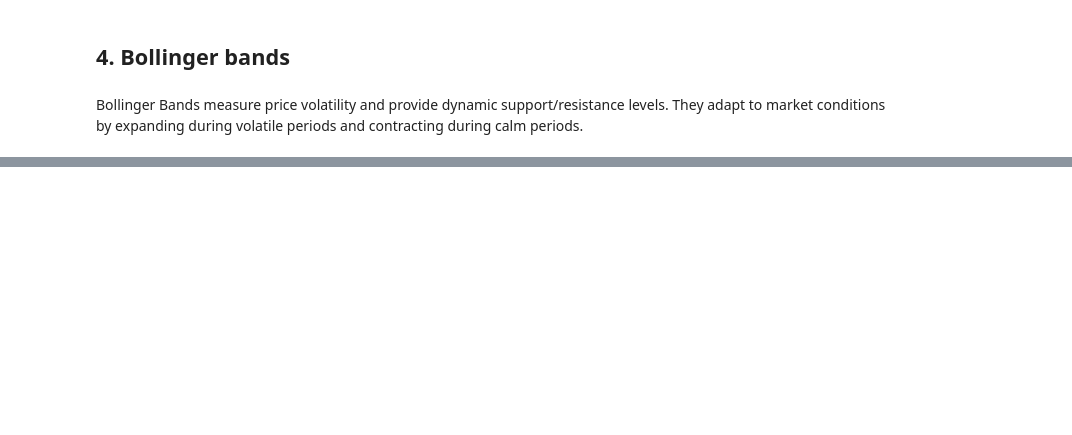
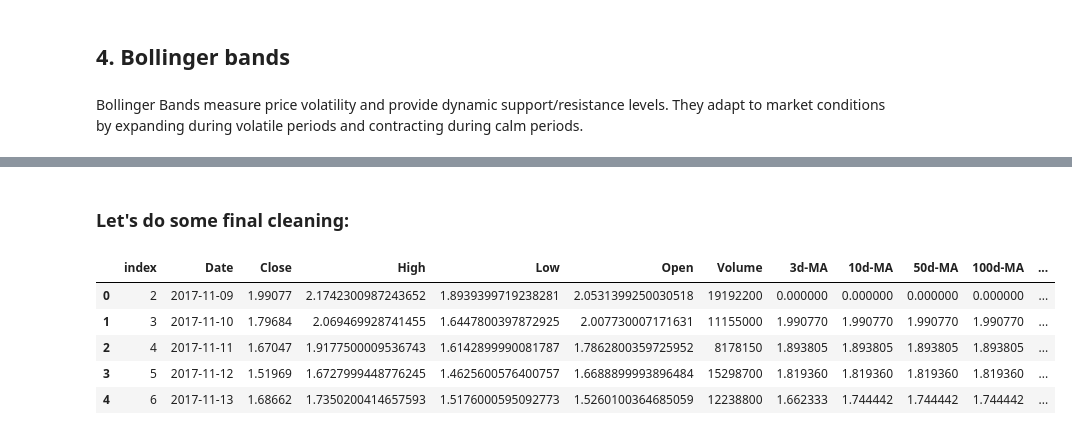
Before and after one commit to Okamitah/trading-bot, a Jupyter notebook: NN/data/feature_engineering.ipynb, the cells around one changed output, grey strips where cells are left out. Cells and saved outputs as stored; diff of their text form; code cells hidden in the pictures; blank space fills up the shorter version.

```diff
--- a/NN/data/feature_engineering.ipynb
+++ b/NN/data/feature_engineering.ipynb
@@ -494,0 +623,16 @@ plt.show()
+# %% [markdown]
+### Let's do some final cleaning:
+# %%
+btc.fillna(0, inplace=True)
+eth.fillna(0, inplace=True)
+sol.fillna(0, inplace=True)
+bnb.fillna(0, inplace=True)
+
+bnb.head()
+# %% [output]
+|  | index | Date | Close | High | Low | Open | Volume | 3d-MA | 10d-MA | 50d-MA | 100d-MA | ... |
+| 0 | 2 | 2017-11-09 | 1.99077 | 2.1742300987243652 | 1.8939399719238281 | 2.0531399250030518 | 19192200 | 0.000000 | 0.000000 | 0.000000 | 0.000000 | ... |
+| 1 | 3 | 2017-11-10 | 1.79684 | 2.069469928741455 | 1.6447800397872925 | 2.007730007171631 | 11155000 | 1.990770 | 1.990770 | 1.990770 | 1.990770 | ... |
+| 2 | 4 | 2017-11-11 | 1.67047 | 1.9177500009536743 | 1.6142899990081787 | 1.7862800359725952 | 8178150 | 1.893805 | 1.893805 | 1.893805 | 1.893805 | ... |
+| 3 | 5 | 2017-11-12 | 1.51969 | 1.6727999448776245 | 1.4625600576400757 | 1.6688899993896484 | 15298700 | 1.819360 | 1.819360 | 1.819360 | 1.819360 | ... |
+| 4 | 6 | 2017-11-13 | 1.68662 | 1.7350200414657593 | 1.5176000595092773 | 1.5260100364685059 | 12238800 | 1.662333 | 1.744442 | 1.744442 | 1.744442 | ... |
```
Also changed, not shown: parts of 18 cells of this notebook.
